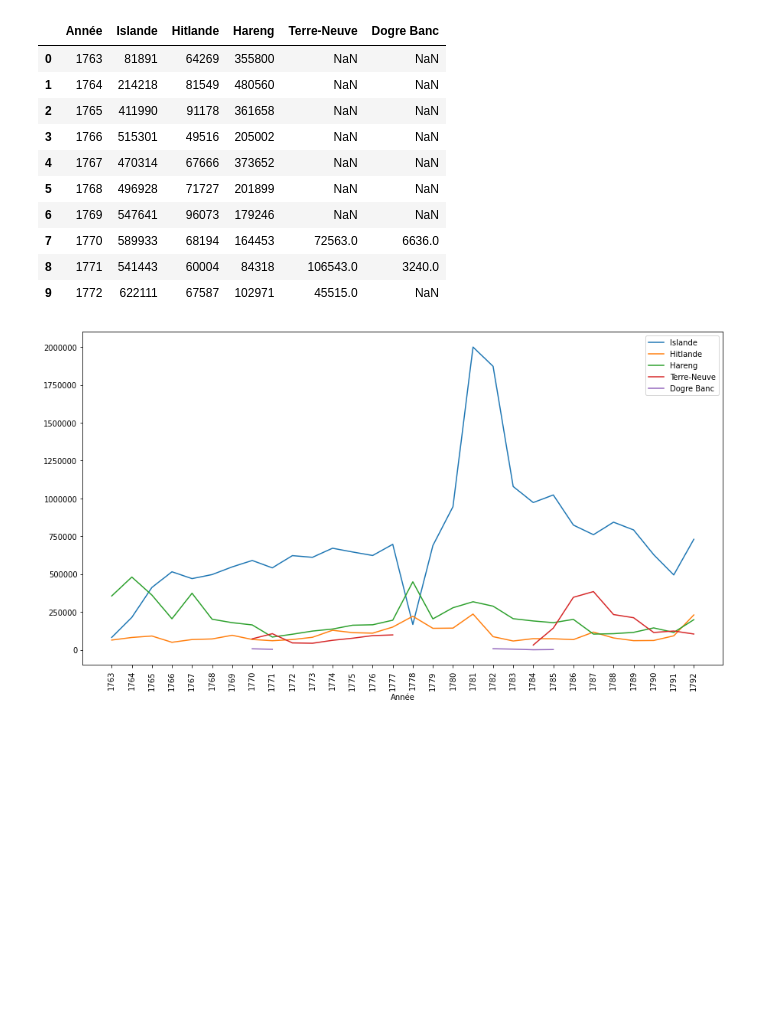
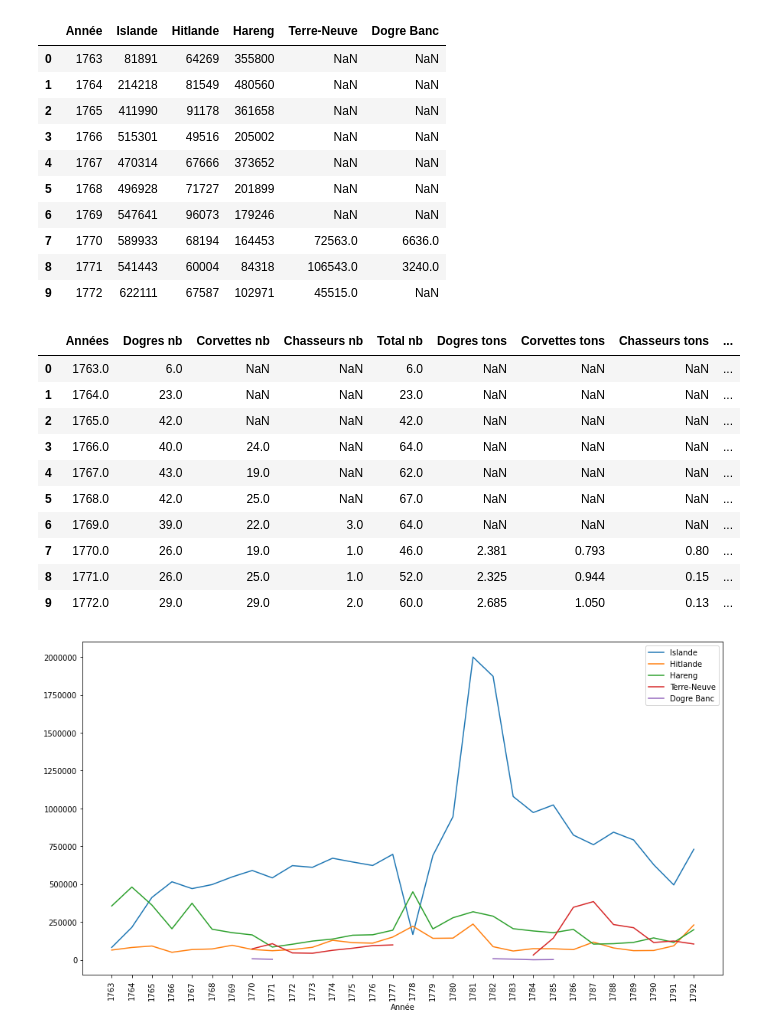
Before and after one commit to medialab/portic-datasprint-2022, a Jupyter notebook: productions/module_06/exploration_commerce_dunkerque.ipynb, the cells around one changed output. Saved outputs shown, nothing was run; the diff lists cells and outputs as text; code cells hidden in the pictures; blank space fills up the shorter version.

```diff
--- a/productions/module_06/exploration_commerce_dunkerque.ipynb
+++ b/productions/module_06/exploration_commerce_dunkerque.ipynb
@@ -95,6 +102,21 @@ df_peche.head(10)
 | 7 | 1770 | 589933 | 68194 | 164453 | 72563.0 | 6636.0 |
 | 8 | 1771 | 541443 | 60004 | 84318 | 106543.0 | 3240.0 |
 | 9 | 1772 | 622111 | 67587 | 102971 | 45515.0 | NaN |
+# %%
+df_boats = pd.DataFrame(data=BOATS_DATA)
+df_boats.head(10)
+# %% [output]
+|  | Années | Dogres nb | Corvettes nb | Chasseurs nb | Total nb | Dogres tons | Corvettes tons | Chasseurs tons | ... |
+| 0 | 1763.0 | 6.0 | NaN | NaN | 6.0 | NaN | NaN | NaN | ... |
+| 1 | 1764.0 | 23.0 | NaN | NaN | 23.0 | NaN | NaN | NaN | ... |
+| 2 | 1765.0 | 42.0 | NaN | NaN | 42.0 | NaN | NaN | NaN | ... |
+| 3 | 1766.0 | 40.0 | 24.0 | NaN | 64.0 | NaN | NaN | NaN | ... |
+| 4 | 1767.0 | 43.0 | 19.0 | NaN | 62.0 | NaN | NaN | NaN | ... |
+| 5 | 1768.0 | 42.0 | 25.0 | NaN | 67.0 | NaN | NaN | NaN | ... |
+| 6 | 1769.0 | 39.0 | 22.0 | 3.0 | 64.0 | NaN | NaN | NaN | ... |
+| 7 | 1770.0 | 26.0 | 19.0 | 1.0 | 46.0 | 2.381 | 0.793 | 0.80 | ... |
+| 8 | 1771.0 | 26.0 | 25.0 | 1.0 | 52.0 | 2.325 | 0.944 | 0.15 | ... |
+| 9 | 1772.0 | 29.0 | 29.0 | 2.0 | 60.0 | 2.685 | 1.050 | 0.13 | ... |
 # %%
 ax = df_peche.plot.line(figsize=(15, 8), x='Année')
 ax.set_xticks(df_peche['Année'])
```
Also changed, not shown: parts of 4 cells of this notebook.
